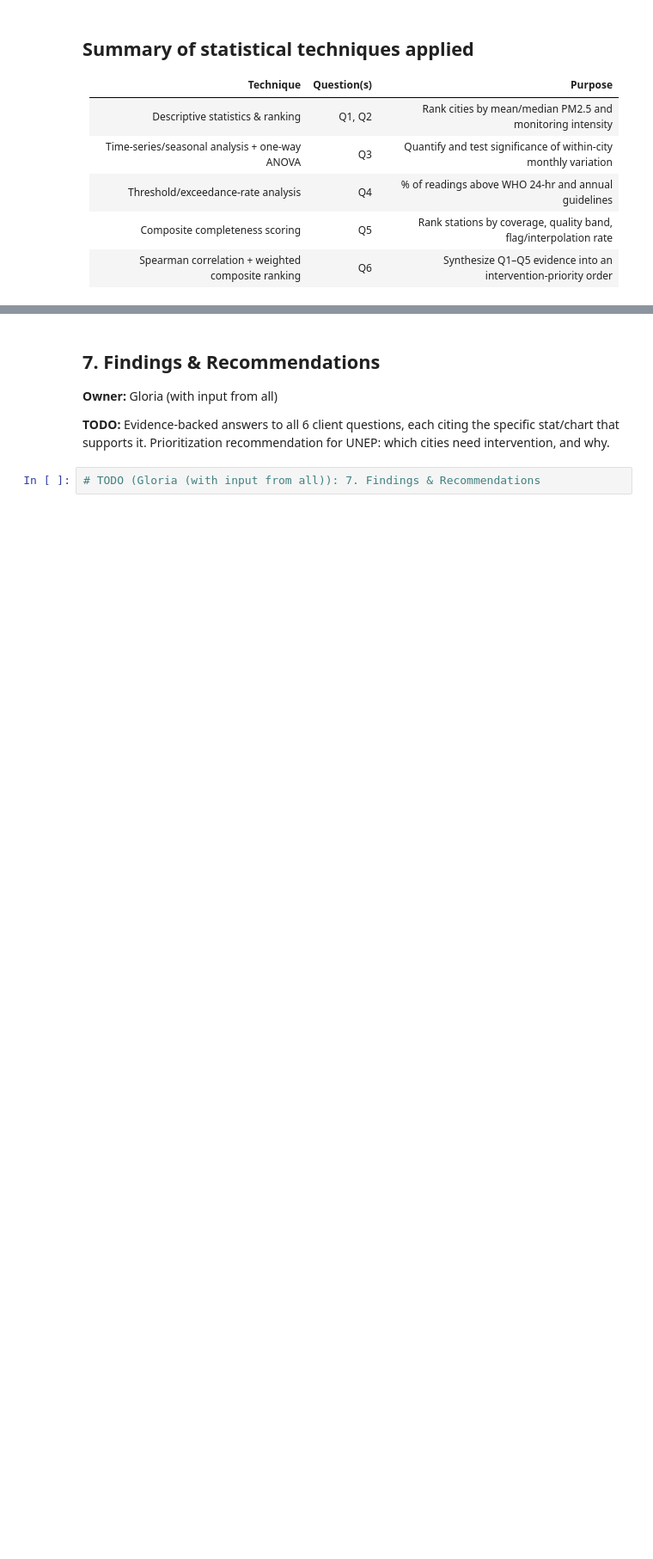
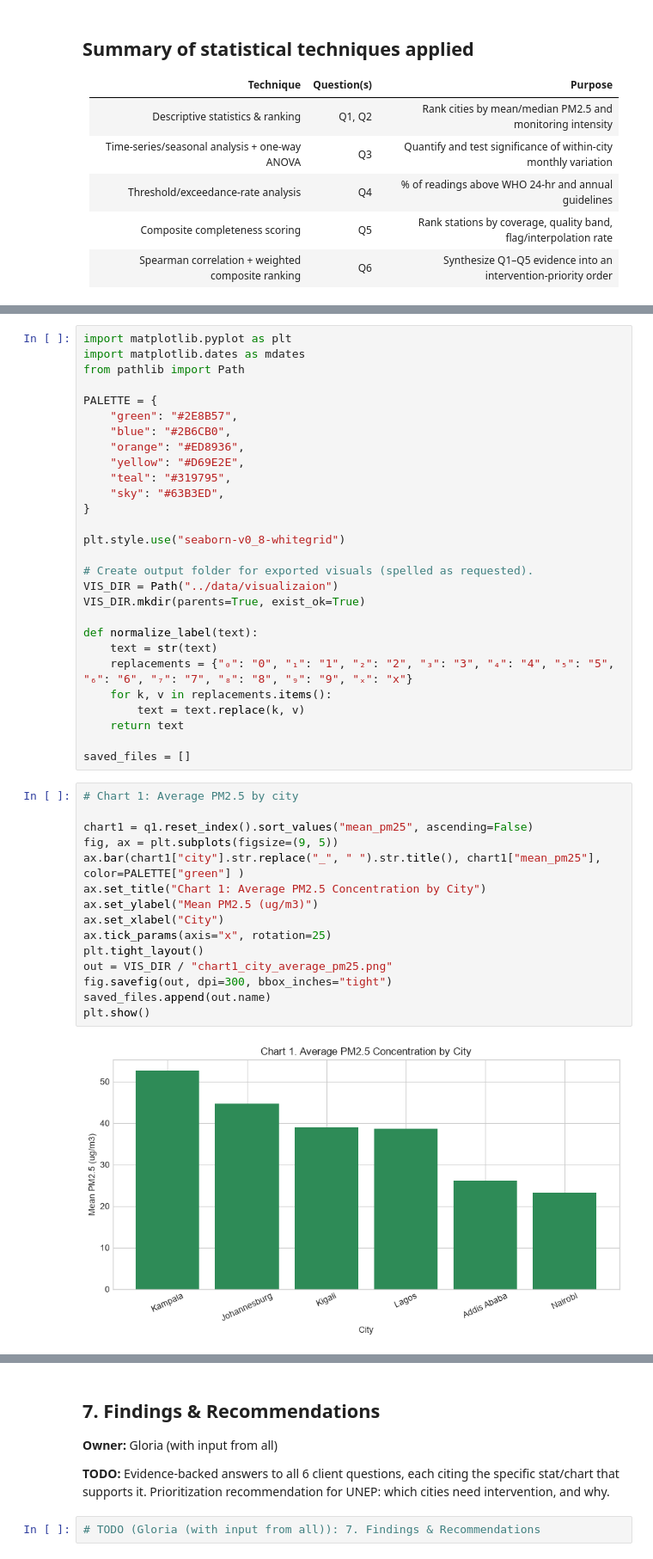
Before and after one commit to Simiyu-Gloria/air-quality-analysis-capstone, a Jupyter notebook: notebooks/analysis.ipynb, the cells around one changed output, grey strips where cells are left out. Shown at 86% size. Cells and saved outputs as stored; diff of their text form; blank space fills up the shorter version.

Commit message:
visualizations

```diff
--- a/notebooks/analysis.ipynb
+++ b/notebooks/analysis.ipynb
@@ -1096,0 +1101,45 @@ Monitoring-expansion watchlist (excluded from priority ranking due to low sample
+# %%
+import matplotlib.pyplot as plt
+import matplotlib.dates as mdates
+from pathlib import Path
+
+PALETTE = {
+    "green": "#2E8B57",
+    "blue": "#2B6CB0",
+    "orange": "#ED8936",
+    "yellow": "#D69E2E",
+    "teal": "#319795",
+    "sky": "#63B3ED",
+}
+
+plt.style.use("seaborn-v0_8-whitegrid")
+
+# Create output folder for exported visuals (spelled as requested).
+VIS_DIR = Path("../data/visualizaion")
+VIS_DIR.mkdir(parents=True, exist_ok=True)
+
+def normalize_label(text):
+    text = str(text)
+    replacements = {"₀": "0", "₁": "1", "₂": "2", "₃": "3", "₄": "4", "₅": "5", "₆": "6", "₇": "7", "₈": "8", "₉": "9", "ₓ": "x"}
+    for k, v in replacements.items():
+        text = text.replace(k, v)
+    return text
+
+saved_files = []
+# %%
+# Chart 1: Average PM2.5 by city
+
+chart1 = q1.reset_index().sort_values("mean_pm25", ascending=False)
+fig, ax = plt.subplots(figsize=(9, 5))
+ax.bar(chart1["city"].str.replace("_", " ").str.title(), chart1["mean_pm25"], color=PALETTE["green"] )
+ax.set_title("Chart 1: Average PM2.5 Concentration by City")
+ax.set_ylabel("Mean PM2.5 (ug/m3)")
+ax.set_xlabel("City")
+ax.tick_params(axis="x", rotation=25)
+plt.tight_layout()
+out = VIS_DIR / "chart1_city_average_pm25.png"
+fig.savefig(out, dpi=300, bbox_inches="tight")
+saved_files.append(out.name)
+plt.show()
+# %% [output]
+[figure, added]
```
Also changed, not shown: parts of 8 cells of this notebook, 6 other files.
